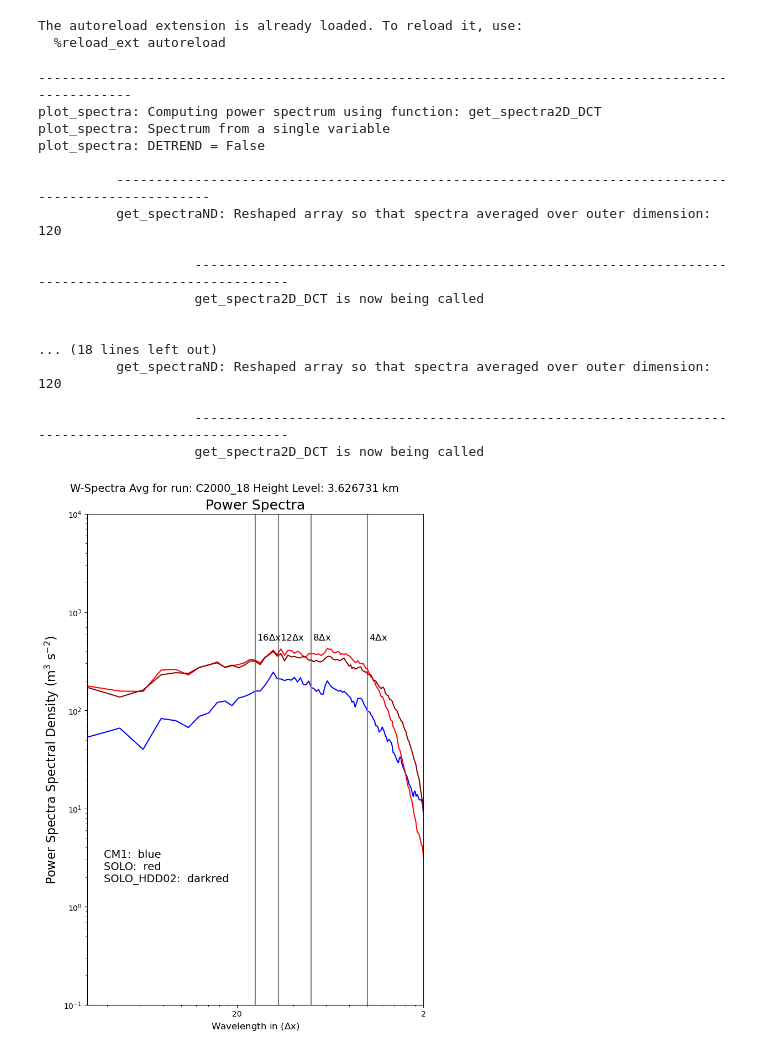
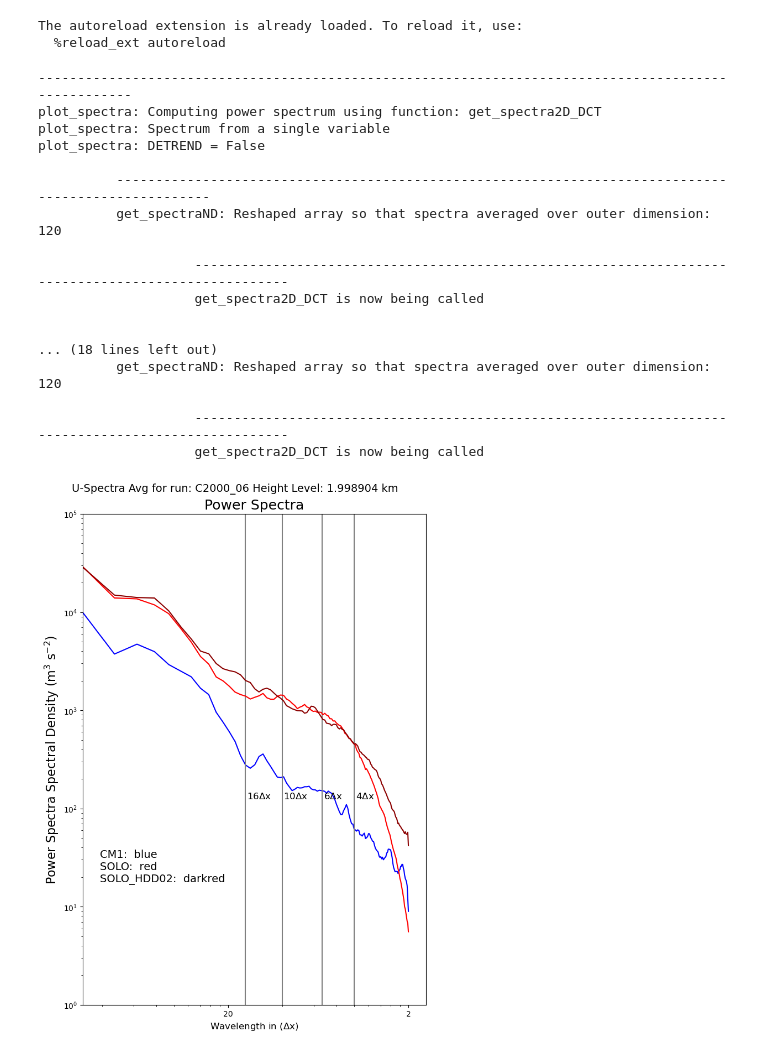
Before and after one commit to louiswicker/CAM_analysis_tools, a Jupyter notebook: ideal_cases/w_spectraIdeal.ipynb, the cells around one changed output. Drawn from its saved outputs; the diff is of its cells as text; code cells hidden in the pictures.

Commit message:
changing some plotting for paper.

```diff
--- a/ideal_cases/w_spectraIdeal.ipynb
+++ b/ideal_cases/w_spectraIdeal.ipynb
@@ -34,7 +34,7 @@ The autoreload extension is already loaded. To reload it, use:
   %reload_ext autoreload
 # %%
 #-----------------------------------------------------------------
-def run_spectral_analysis(model, run, analysis_levels, var='w'):
+def run_spectral_analysis(model, run, analysis_levels, var='w', ylim=[0.1,1.0e4]):
 
     # Loop over the analy_klevels to create multiple plots
 
@@ -48,7 +48,6 @@ def run_spectral_analysis(model, run, analysis_levels, var='w'):
 
         fig = plt.figure(constrained_layout=True,figsize=(7,10))
 
-        ylim    = [0.1,1.0e4]
         axis    = 0
         func    = get_spectra2D_DCT
         PSonly  = True
@@ -90,7 +89,7 @@ def run_spectral_analysis(model, run, analysis_levels, var='w'):
                              legend='WRF-2D:black/solid\nWRF-2D:black/dash\nFV3:red/solid',
                              ptitle = 'W Pow_Spec')
 
-        plt.suptitle("W-Spectra Avg for run: %s Height Level: %f km" % (run, zlevel/1000.), fontsize=14)
+        plt.suptitle("%s-Spectra Avg for run: %s Height Level: %f km" % (var.upper(), run, zlevel/1000.), fontsize=14)
 
 #         plt.savefig("%s/spectra_%s_%s_%3.3dhPa.png" % (out_dir, 'W_ideal', shear, plevels[n]/100), bbox_inches='tight', dpi=300)
 # %%
@@ -103,28 +102,28 @@ models['solo_hdd02'] = pickle2Obj('object_stat/solo_squall_3km_hdd02_obj.pkl',re
 # %%
 # Local import
 
 
 
-#ret = run_spectral_analysis(models, "C2000_06", [20], var='w')
-ret = run_spectral_analysis(models, "C2000_18", [20], var='w')
+ret = run_spectral_analysis(models, "C2000_06", [14], var='u', ylim=[1.,1.0e5])
+#ret = run_spectral_analysis(models, "C2000_18", [20], var='w')
 # ret = run_spectral_analysis(models, "C3500_06", [20], var='w')
 # ret = run_spectral_analysis(models, "C3500_18", [20], var='w')
 # %% [output]
 ----------------------------------------------------------------------------------------------------
 plot_spectra: Computing power spectrum using function: get_spectra2D_DCT
 plot_spectra: Spectrum from a single variable
 plot_spectra: DETREND = False
 
           ----------------------------------------------------------------------------------------------------
           get_spectraND: Reshaped array so that spectra averaged over outer dimension: 120
 
                     ----------------------------------------------------------------------------------------------------
                     get_spectra2D_DCT is now being called
 
 
 ... (18 lines left out)
           get_spectraND: Reshaped array so that spectra averaged over outer dimension: 120
 
                     ----------------------------------------------------------------------------------------------------
                     get_spectra2D_DCT is now being called
-[figure, old version]
+[figure, new version]
```
Also changed, not shown: parts of 1 cell of this notebook, 2 other files.
